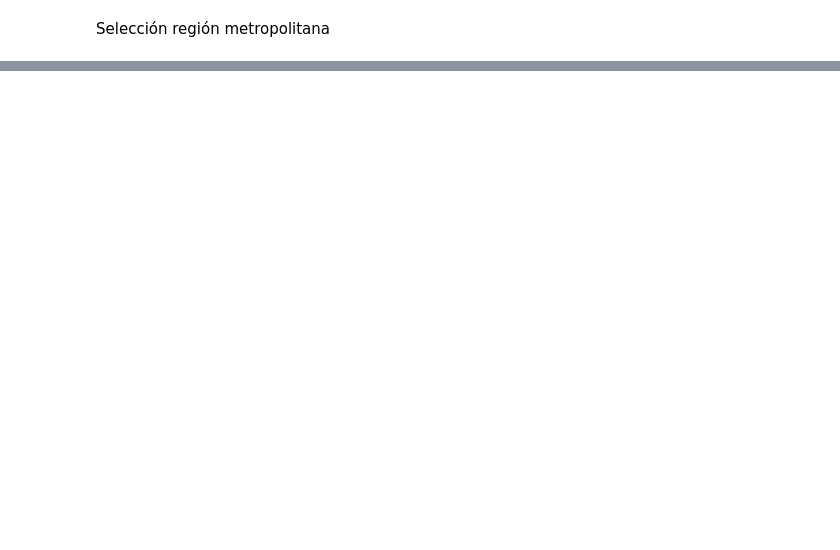
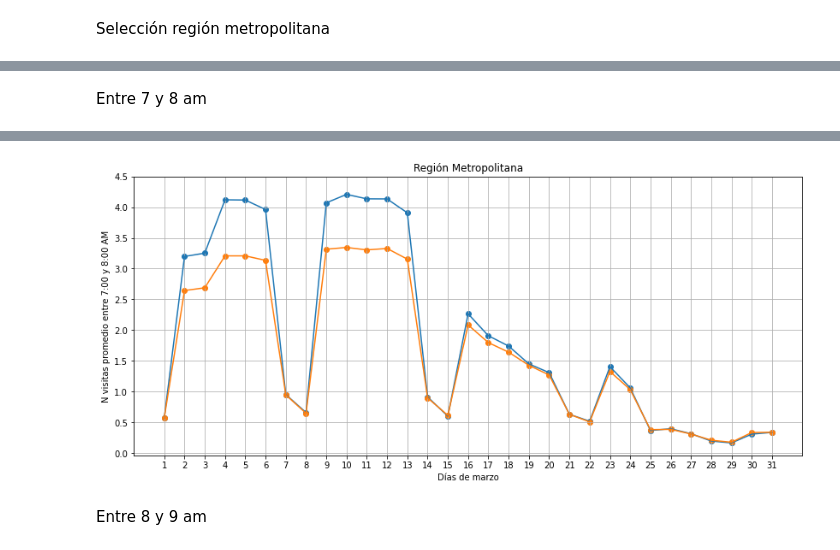
Before and after one commit to lpalominon/Geohashes-Colegios, a Jupyter notebook: Codes/Python/Scripts Catalina/3. Check geohashes colindantes.ipynb, the cells around one changed output, grey strips where cells are left out. Saved outputs shown, nothing was run; the diff lists cells and outputs as text; code cells hidden in the pictures; blank space fills up the shorter version.

```diff
--- a/Codes/Python/Scripts Catalina/3. Check geohashes colindantes.ipynb
+++ b/Codes/Python/Scripts Catalina/3. Check geohashes colindantes.ipynb
@@ -253,3 +264,19 @@ rm_gb
 plt.rcParams["figure.figsize"] = (14,6)
 # %%
 import numpy as np
+# %% [markdown]
+Entre 7 y 8 am
+# %%
+plt.plot(rm_gb.day,rm_gb.n_visitantes_7)
+plt.scatter(rm_gb.day,rm_gb.n_visitantes_7)
+plt.plot(rm_gb.day,rm_gb.n_visitantes_7_mean)
+plt.scatter(rm_gb.day,rm_gb.n_visitantes_7_mean)
+plt.xticks(rm_gb.day)
+plt.yticks(np.arange(0,5,0.5))
+plt.xlabel('Días de marzo')
+plt.ylabel('N visitas promedio entre 7:00 y 8:00 AM')
+plt.grid()
+plt.title('Región Metropolitana')
+plt.savefig('images/RM_7_marzo.png')
+plt
+# %% [output]
@@ -255,0 +284,3 @@ import numpy as np
+[figure, added]
+# %% [markdown]
+Entre 8 y 9 am
```
Also changed, not shown: parts of 17 cells of this notebook.
